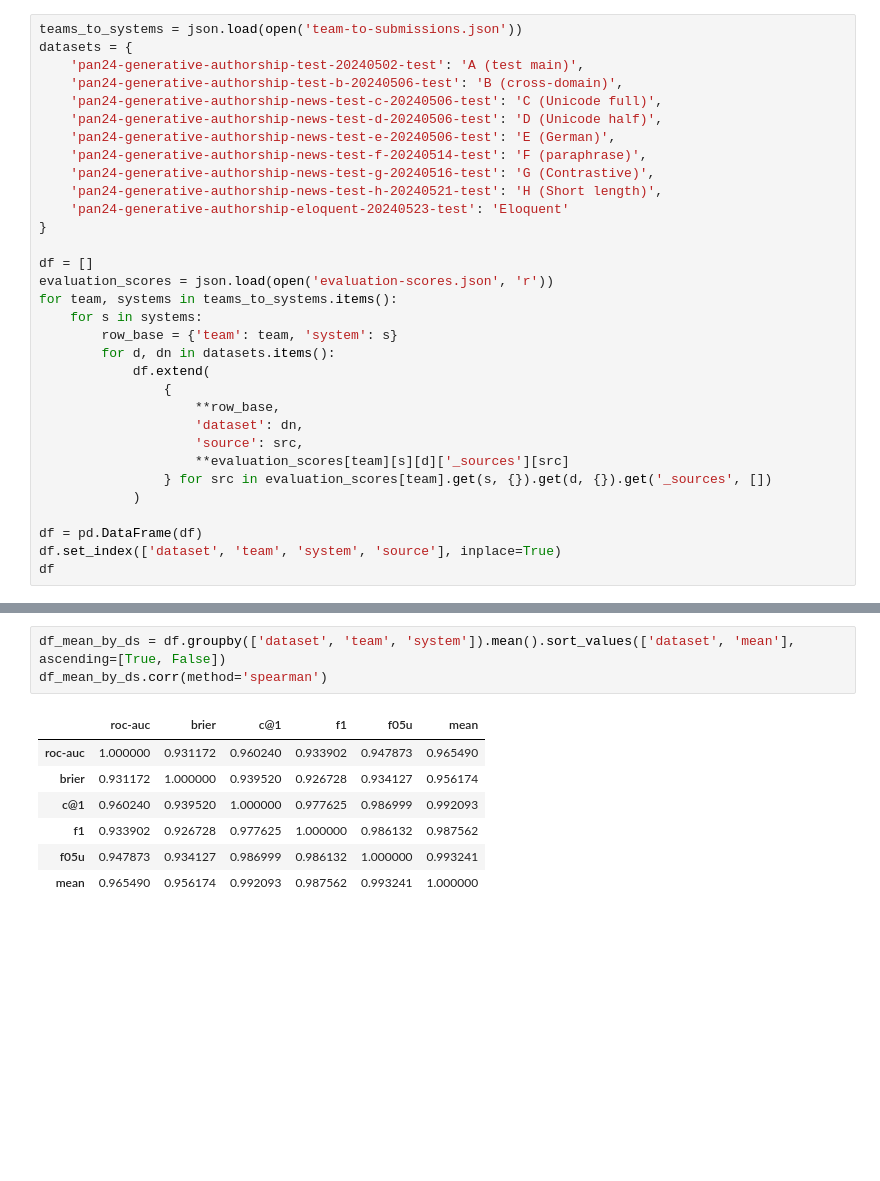
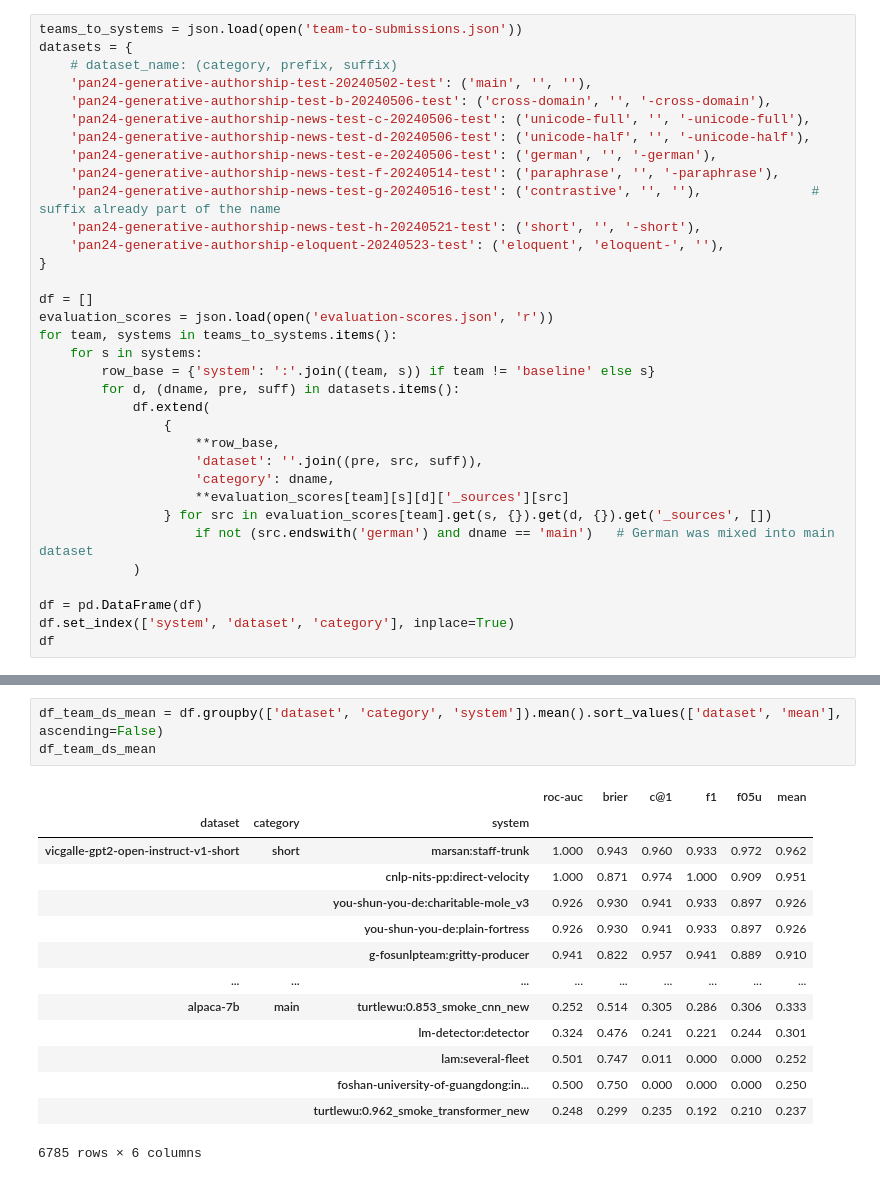
Before and after one commit to pan-webis-de/pan24-generative-ai-authorship-verification, a Jupyter notebook: pan24_task_eval/pan24-generative-authorship-evaluation.ipynb, the cells around one changed output, grey strips where cells are left out. Cells and saved outputs as stored; diff of their text form; blank space fills up the shorter version.

```diff
--- a/pan24_task_eval/pan24-generative-authorship-evaluation.ipynb
+++ b/pan24_task_eval/pan24-generative-authorship-evaluation.ipynb
@@ -7,33 +6,35 @@ import matplotlib.pyplot as plt
 # %%
 teams_to_systems = json.load(open('team-to-submissions.json'))
 datasets = {
-    'pan24-generative-authorship-test-20240502-test': 'A (test main)',
-    'pan24-generative-authorship-test-b-20240506-test': 'B (cross-domain)',
-    'pan24-generative-authorship-news-test-c-20240506-test': 'C (Unicode full)',
-    'pan24-generative-authorship-news-test-d-20240506-test': 'D (Unicode half)',
-    'pan24-generative-authorship-news-test-e-20240506-test': 'E (German)',
-    'pan24-generative-authorship-news-test-f-20240514-test': 'F (paraphrase)',
-    'pan24-generative-authorship-news-test-g-20240516-test': 'G (Contrastive)',
-    'pan24-generative-authorship-news-test-h-20240521-test': 'H (Short length)',
-    'pan24-generative-authorship-eloquent-20240523-test': 'Eloquent'
+    # dataset_name: (category, prefix, suffix)
+    'pan24-generative-authorship-test-20240502-test': ('main', '', ''),
+    'pan24-generative-authorship-test-b-20240506-test': ('cross-domain', '', '-cross-domain'),
+    'pan24-generative-authorship-news-test-c-20240506-test': ('unicode-full', '', '-unicode-full'),
+    'pan24-generative-authorship-news-test-d-20240506-test': ('unicode-half', '', '-unicode-half'),
+    'pan24-generative-authorship-news-test-e-20240506-test': ('german', '', '-german'),
+    'pan24-generative-authorship-news-test-f-20240514-test': ('paraphrase', '', '-paraphrase'),
+    'pan24-generative-authorship-news-test-g-20240516-test': ('contrastive', '', ''),              # suffix already part of the name
+    'pan24-generative-authorship-news-test-h-20240521-test': ('short', '', '-short'),
+    'pan24-generative-authorship-eloquent-20240523-test': ('eloquent', 'eloquent-', ''),
 }
 
 df = []
 evaluation_scores = json.load(open('evaluation-scores.json', 'r'))
 for team, systems in teams_to_systems.items():
     for s in systems:
-        row_base = {'team': team, 'system': s}
-        for d, dn in datasets.items():
+        row_base = {'system': ':'.join((team, s)) if team != 'baseline' else s}
+        for d, (dname, pre, suff) in datasets.items():
             df.extend(
                 {
                     **row_base,
-                    'dataset': dn,
-                    'source': src,
+                    'dataset': ''.join((pre, src, suff)),
+                    'category': dname,
                     **evaluation_scores[team][s][d]['_sources'][src]
                 } for src in evaluation_scores[team].get(s, {}).get(d, {}).get('_sources', [])
+                    if not (src.endswith('german') and dname == 'main')   # German was mixed into main dataset
             )
 
 df = pd.DataFrame(df)
-df.set_index(['dataset', 'team', 'system', 'source'], inplace=True)
+df.set_index(['system', 'dataset', 'category'], inplace=True)
 df
 # %% [output]
@@ -72,11 +57,18 @@ df_mean
 # %%
-df_mean_by_ds = df.groupby(['dataset', 'team', 'system']).mean().sort_values(['dataset', 'mean'], ascending=[True, False])
-df_mean_by_ds.corr(method='spearman')
+df_team_ds_mean = df.groupby(['dataset', 'category', 'system']).mean().sort_values(['dataset', 'mean'], ascending=False)
+df_team_ds_mean
 # %% [output]
-|  | roc-auc | brier | c@1 | f1 | f05u | mean |
-| roc-auc | 1.000000 | 0.931172 | 0.960240 | 0.933902 | 0.947873 | 0.965490 |
-| brier | 0.931172 | 1.000000 | 0.939520 | 0.926728 | 0.934127 | 0.956174 |
-| c@1 | 0.960240 | 0.939520 | 1.000000 | 0.977625 | 0.986999 | 0.992093 |
-| f1 | 0.933902 | 0.926728 | 0.977625 | 1.000000 | 0.986132 | 0.987562 |
-| f05u | 0.947873 | 0.934127 | 0.986999 | 0.986132 | 1.000000 | 0.993241 |
-| mean | 0.965490 | 0.956174 | 0.992093 | 0.987562 | 0.993241 | 1.000000 |
+|  |  |  | roc-auc | brier | c@1 | f1 | f05u | mean |
+| dataset | category | system |  |  |  |  |  |  |
+| vicgalle-gpt2-open-instruct-v1-short | short | marsan:staff-trunk | 1.000 | 0.943 | 0.960 | 0.933 | 0.972 | 0.962 |
+|  |  | cnlp-nits-pp:direct-velocity | 1.000 | 0.871 | 0.974 | 1.000 | 0.909 | 0.951 |
+|  |  | you-shun-you-de:charitable-mole_v3 | 0.926 | 0.930 | 0.941 | 0.933 | 0.897 | 0.926 |
+|  |  | you-shun-you-de:plain-fortress | 0.926 | 0.930 | 0.941 | 0.933 | 0.897 | 0.926 |
+|  |  | g-fosunlpteam:gritty-producer | 0.941 | 0.822 | 0.957 | 0.941 | 0.889 | 0.910 |
+| ... | ... | ... | ... | ... | ... | ... | ... | ... |
+| alpaca-7b | main | turtlewu:0.853_smoke_cnn_new | 0.252 | 0.514 | 0.305 | 0.286 | 0.306 | 0.333 |
+|  |  | lm-detector:detector | 0.324 | 0.476 | 0.241 | 0.221 | 0.244 | 0.301 |
+|  |  | lam:several-fleet | 0.501 | 0.747 | 0.011 | 0.000 | 0.000 | 0.252 |
+|  |  | foshan-university-of-guangdong:in... | 0.500 | 0.750 | 0.000 | 0.000 | 0.000 | 0.250 |
+|  |  | turtlewu:0.962_smoke_transformer_new | 0.248 | 0.299 | 0.235 | 0.192 | 0.210 | 0.237 |
+6785 rows × 6 columns
```
Also changed, not shown: parts of 19 cells of this notebook.
